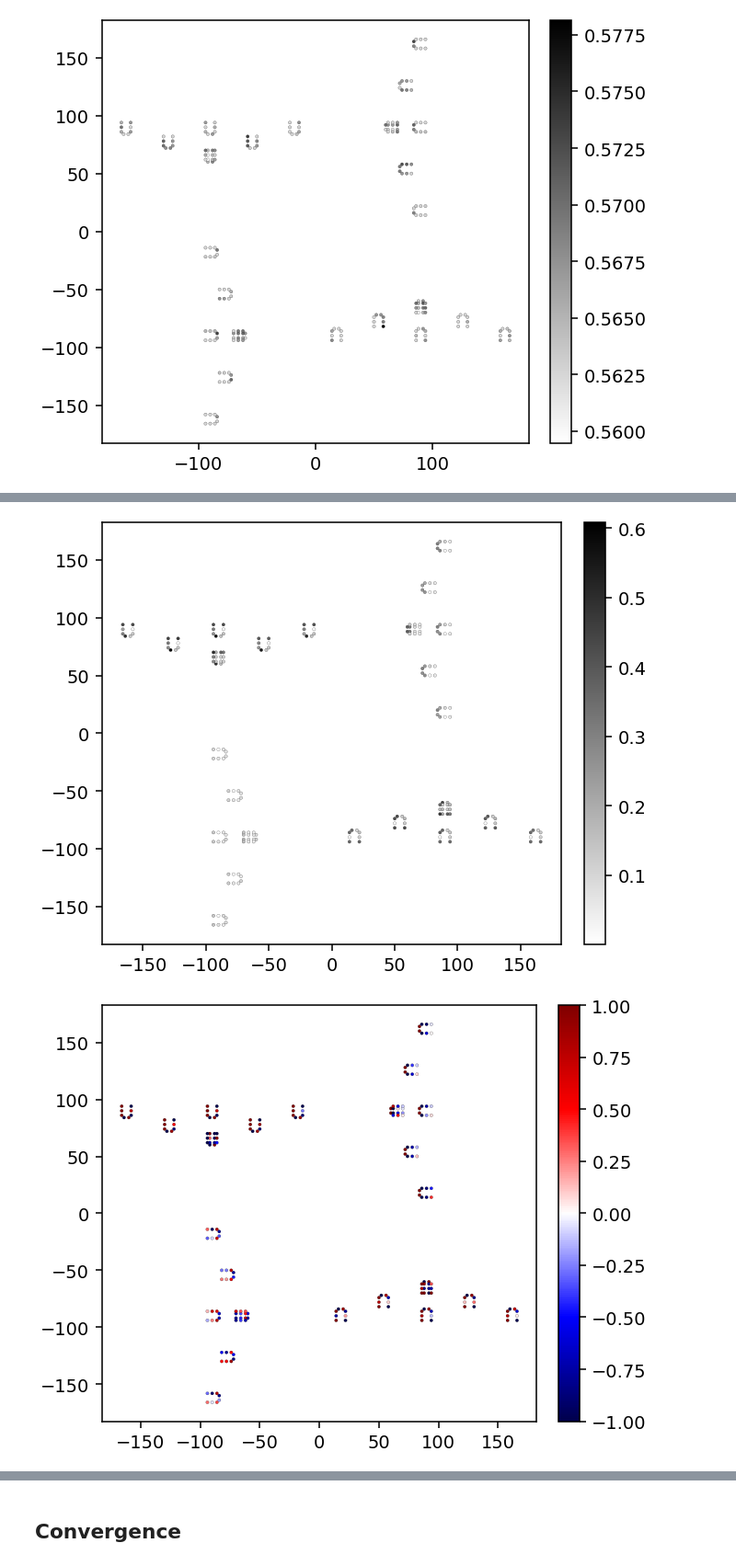
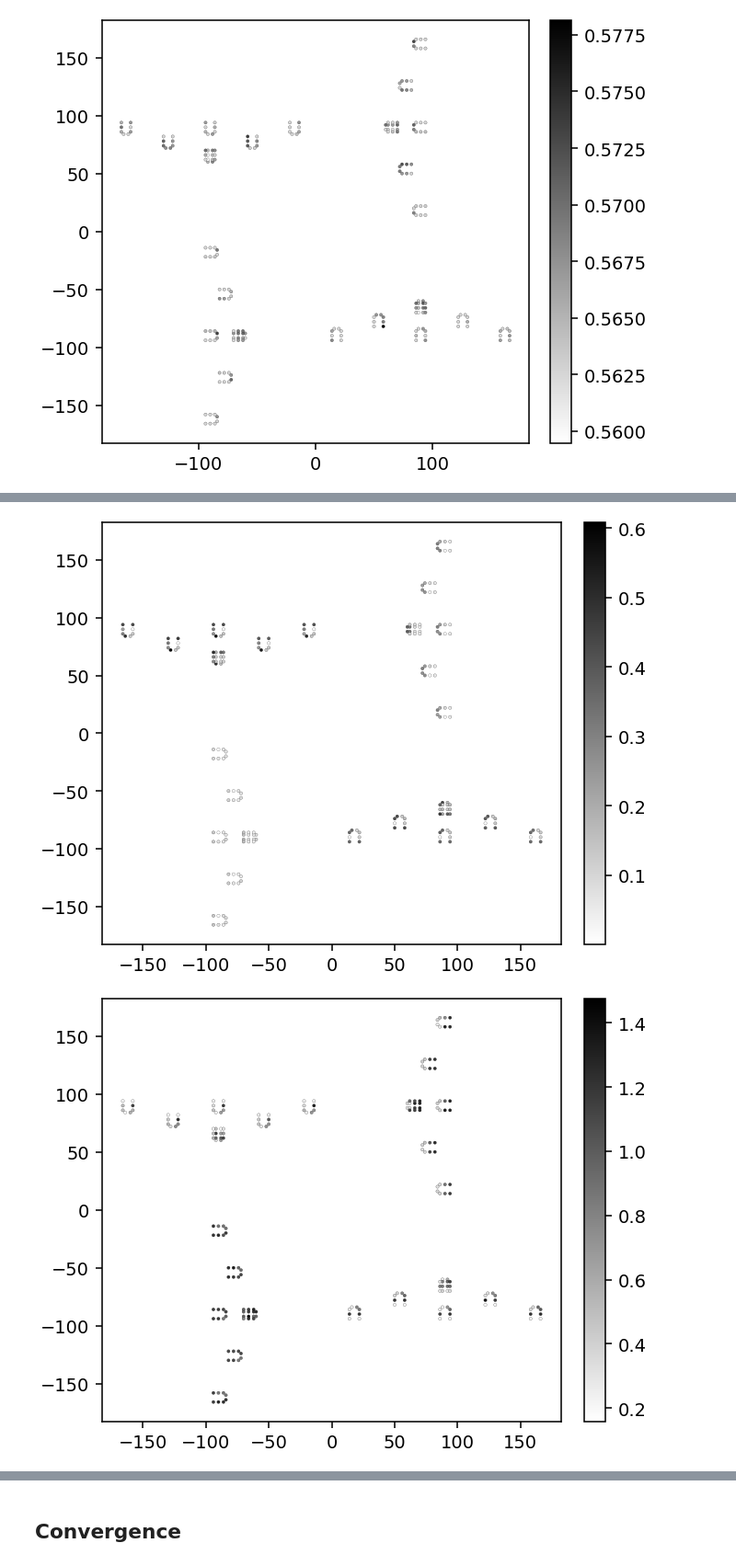
Before and after one commit to nbachand/city_block_cfd, a Jupyter notebook: config2_post-interior.ipynb, the cells around one changed output, grey strips where cells are left out. Shown at 92% size. Cells and saved outputs as stored; diff of their text form; code cells hidden in the pictures.

```diff
--- a/config2_post-interior.ipynb
+++ b/config2_post-interior.ipynb
@@ -160,7 +164,7 @@ processing data took 2 seconds
 # %%
 @utils.no_kwargs
 def norm_norm_windows(data_dict):
-    return probePost.mul_names(data_dict, [name for name in probes.probe_names if "-1_h" in name], -1)
+    return probePost.mul_names(data_dict, [name for name in probes.probe_names if fnmatch(name, "*window_?-1*")], -1)
 
 @utils.no_kwargs
 def norm_norm_blocks(data_dict):
@@ -327,7 +331,10 @@ connectedWindows = {
 }
 
 roomVentilation = probePost.roomStatistics(flowStats, connectedWindows, roomQois)
-roomVentilation
+flowStats = flowStats.sort_values(by = ["roomType"])
+roomVentilation = roomVentilation.sort_values(by = ["roomType"])
+display(roomVentilation)
+flowStats
 # %% [output]
 |  | mean | net | contResid | houseType | blockType | roomType | x | y | z |
 | corner_h_0--1 | 0.264746 | 0.264746 | -0.004287 | 0--1 |  | corner | 73.037757 | 1.498001 | 51.016070 |
@@ -352,28 +372,28 @@ plt.savefig(f'{home_dir}/CHARLES/{category}/R{run}/plots/rmsInterior', bbox_inch
 # %%
 fig, ax=plt.subplots(1, 1, constrained_layout =True)
 im=ax.scatter(flowStats['x'], flowStats['z'], s=4*im_scaling, c=flowStats["mean"], cmap='seismic', edgecolors="black", linewidths=.1, norm=colors.CenteredNorm())
 fig.colorbar(im)
 plt.savefig(f'{home_dir}/CHARLES/{category}/R{run}/plots/meanInterior', bbox_inches="tight")
 
 fig, ax=plt.subplots(1, 1, constrained_layout =True)
 im=ax.scatter(flowStats['x'], flowStats['z'], s=4*im_scaling, c=flowStats["rms"], cmap='binary', edgecolors="black", linewidths=.1)
 fig.colorbar(im)
 plt.savefig(f'{home_dir}/CHARLES/{category}/R{run}/plots/rmsInterior', bbox_inches="tight")
 
 fig, ax=plt.subplots(1, 1, constrained_layout =True)
 im=ax.scatter(flowStats['x'], flowStats['z'], s=4*im_scaling, c=flowStats["net"], cmap='binary', edgecolors="black", linewidths=.1)
 fig.colorbar(im)
 plt.savefig(f'{home_dir}/CHARLES/{category}/R{run}/plots/netInterior', bbox_inches="tight")
 
 fig, ax=plt.subplots(1, 1, constrained_layout =True)
-im=ax.scatter(flowStats['x'], flowStats['z'], s=4*im_scaling, c=flowStats["mean"]/flowStats["net"], cmap='seismic', edgecolors="black", linewidths=.1, norm = colors.CenteredNorm())
+im=ax.scatter(flowStats['x'], flowStats['z'], s=4*im_scaling, c=flowStats["rms"]/flowStats["net"], cmap='binary', edgecolors="black", linewidths=.1)
 fig.colorbar(im)
-plt.savefig(f'{home_dir}/CHARLES/{category}/R{run}/plots/meanOnetInterior', bbox_inches="tight")
+plt.savefig(f'{home_dir}/CHARLES/{category}/R{run}/plots/rmsOnetInterior', bbox_inches="tight")
 # %% [output]
 [figure]
 [figure]
 [figure]
-[figure, old version]
+[figure, new version]
 # %%
 fig, ax=plt.subplots(1, 1, constrained_layout =True)
 im=ax.scatter(roomVentilation['x'], roomVentilation['z'], s=4*im_scaling, c=roomVentilation["mean"], cmap='binary', edgecolors="black", linewidths=.1)
```
Also changed, not shown: parts of 10 cells of this notebook.
